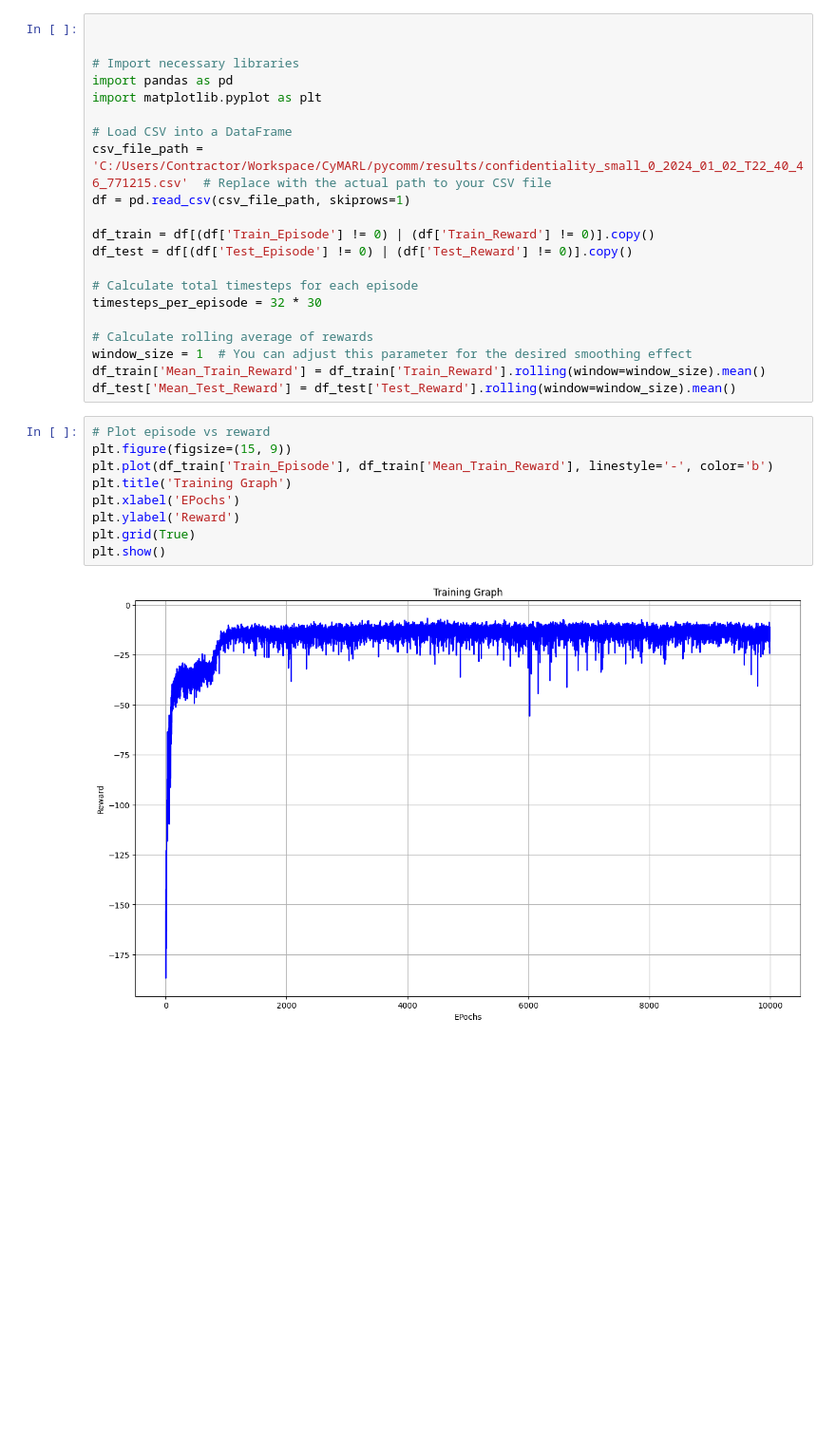
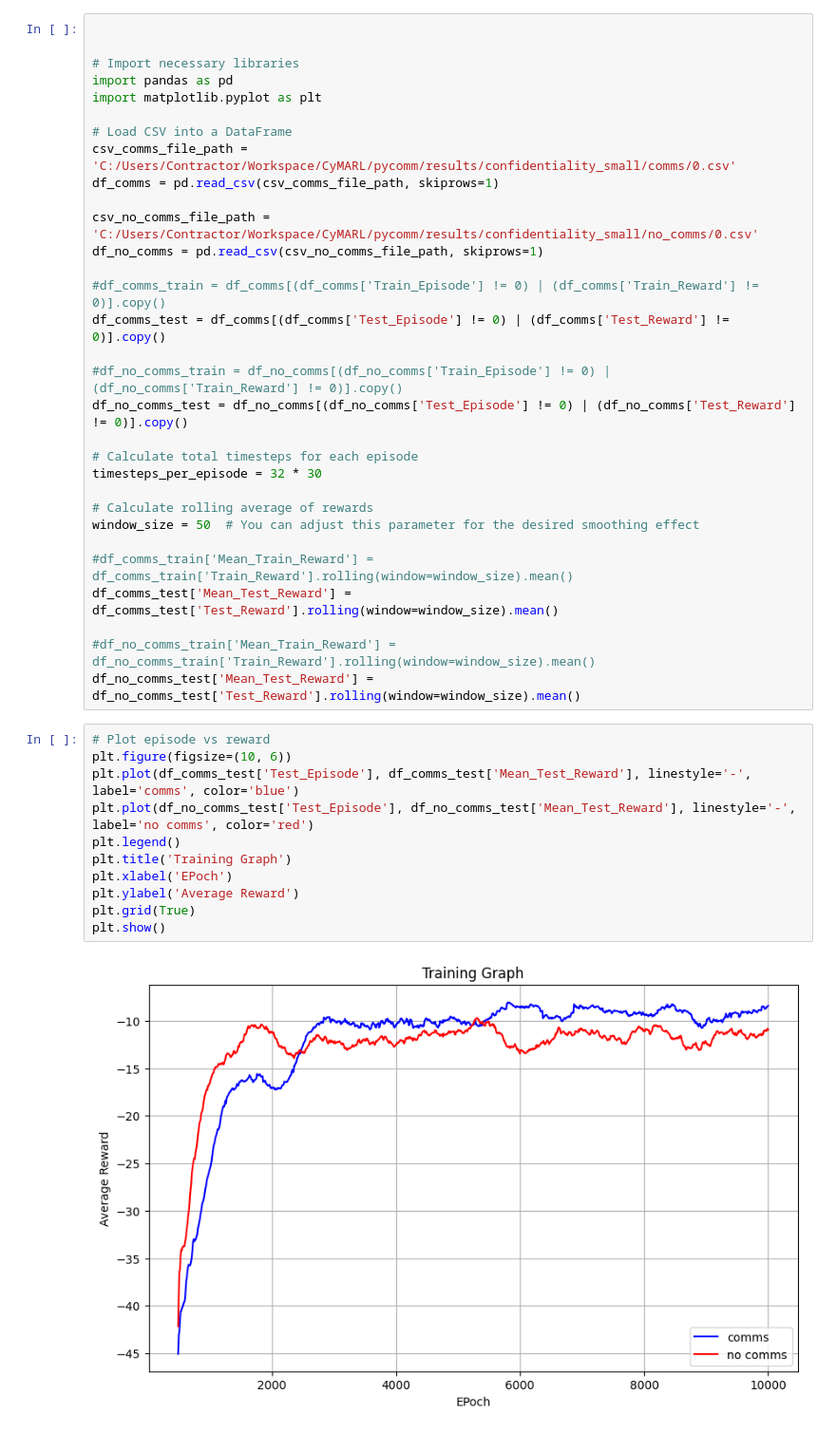
Before and after one commit to RMC-AIvsAI/CyMARL-CommFormer, a Jupyter notebook: pycomm/utils/experiment_analysis.ipynb, the cells around one changed output. Shown at 95% size. Drawn from its saved outputs; the diff is of its cells as text; blank space fills up the shorter version.

Commit message:
Experiment results added

```diff
--- a/pycomm/utils/experiment_analysis.ipynb
+++ b/pycomm/utils/experiment_analysis.ipynb
@@ -6,27 +6,39 @@ import pandas as pd
 import matplotlib.pyplot as plt
 
 # Load CSV into a DataFrame
-csv_file_path = 'C:/Users/Contractor/Workspace/CyMARL/pycomm/results/confidentiality_small_0_2024_01_02_T22_40_46_771215.csv'  # Replace with the actual path to your CSV file
-df = pd.read_csv(csv_file_path, skiprows=1)
+csv_comms_file_path = 'C:/Users/Contractor/Workspace/CyMARL/pycomm/results/confidentiality_small/comms/0.csv'
+df_comms = pd.read_csv(csv_comms_file_path, skiprows=1)
 
-df_train = df[(df['Train_Episode'] != 0) | (df['Train_Reward'] != 0)].copy()
-df_test = df[(df['Test_Episode'] != 0) | (df['Test_Reward'] != 0)].copy()
+csv_no_comms_file_path = 'C:/Users/Contractor/Workspace/CyMARL/pycomm/results/confidentiality_small/no_comms/0.csv'
+df_no_comms = pd.read_csv(csv_no_comms_file_path, skiprows=1)
+
+#df_comms_train = df_comms[(df_comms['Train_Episode'] != 0) | (df_comms['Train_Reward'] != 0)].copy()
+df_comms_test = df_comms[(df_comms['Test_Episode'] != 0) | (df_comms['Test_Reward'] != 0)].copy()
+
+#df_no_comms_train = df_no_comms[(df_no_comms['Train_Episode'] != 0) | (df_no_comms['Train_Reward'] != 0)].copy()
+df_no_comms_test = df_no_comms[(df_no_comms['Test_Episode'] != 0) | (df_no_comms['Test_Reward'] != 0)].copy()
 
 # Calculate total timesteps for each episode
 timesteps_per_episode = 32 * 30
 
 # Calculate rolling average of rewards
-window_size = 1  # You can adjust this parameter for the desired smoothing effect
-df_train['Mean_Train_Reward'] = df_train['Train_Reward'].rolling(window=window_size).mean()
-df_test['Mean_Test_Reward'] = df_test['Test_Reward'].rolling(window=window_size).mean()
+window_size = 50  # You can adjust this parameter for the desired smoothing effect
+
+#df_comms_train['Mean_Train_Reward'] = df_comms_train['Train_Reward'].rolling(window=window_size).mean()
+df_comms_test['Mean_Test_Reward'] = df_comms_test['Test_Reward'].rolling(window=window_size).mean()
+
+#df_no_comms_train['Mean_Train_Reward'] = df_no_comms_train['Train_Reward'].rolling(window=window_size).mean()
+df_no_comms_test['Mean_Test_Reward'] = df_no_comms_test['Test_Reward'].rolling(window=window_size).mean()
 # %%
 # Plot episode vs reward
-plt.figure(figsize=(15, 9))
-plt.plot(df_train['Train_Episode'], df_train['Mean_Train_Reward'], linestyle='-', color='b')
+plt.figure(figsize=(10, 6))
+plt.plot(df_comms_test['Test_Episode'], df_comms_test['Mean_Test_Reward'], linestyle='-', label='comms', color='blue')
+plt.plot(df_no_comms_test['Test_Episode'], df_no_comms_test['Mean_Test_Reward'], linestyle='-', label='no comms', color='red')
+plt.legend()
 plt.title('Training Graph')
-plt.xlabel('EPochs')
-plt.ylabel('Reward')
+plt.xlabel('EPoch')
+plt.ylabel('Average Reward')
 plt.grid(True)
 plt.show()
 # %% [output]
-[figure, old version]
+[figure, new version]
```
Also changed, not shown: parts of 8 cells of this notebook.
